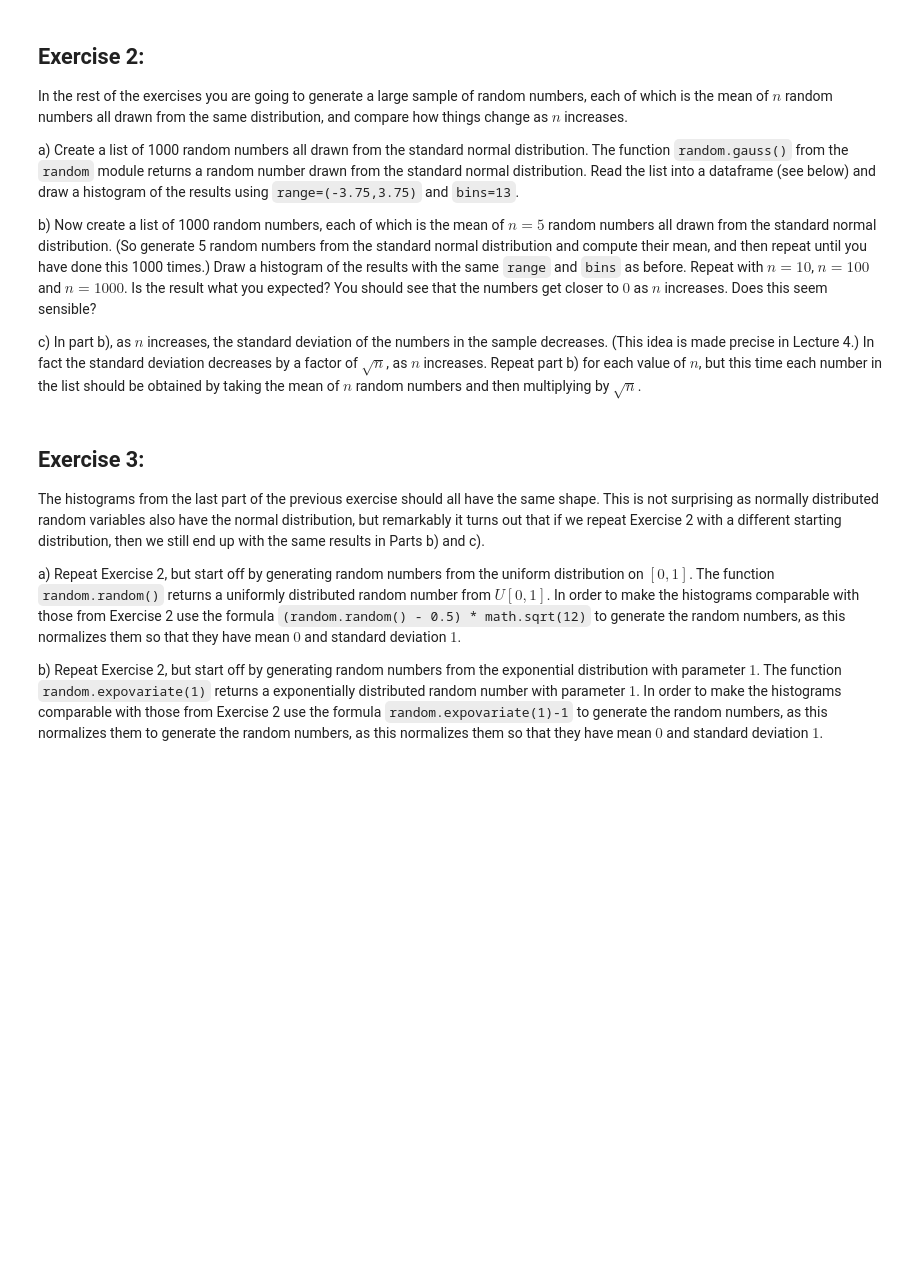
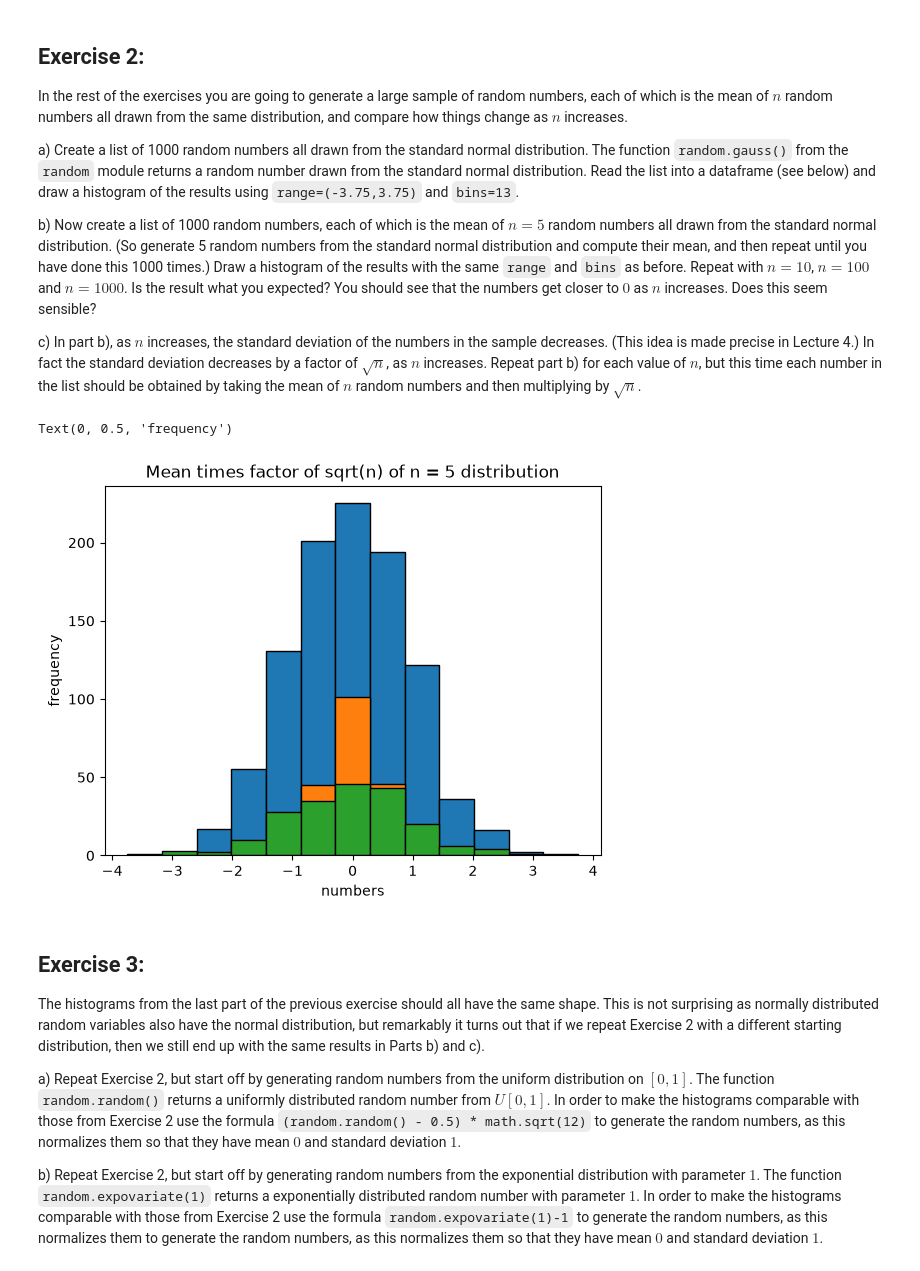
Before and after one commit to BahaDayya/linear-algebra-student-labs, a Jupyter notebook: lab06_displaying_data_and_CLT.ipynb, the cells around one changed output. Saved outputs shown, nothing was run; the diff lists cells and outputs as text; code cells hidden in the pictures; blank space fills up the shorter version.

Commit message:
wrote for lab 6, created seperate data and csv folders

```diff
--- a/lab06_displaying_data_and_CLT.ipynb
+++ b/lab06_displaying_data_and_CLT.ipynb
@@ -101,15 +133,81 @@ c) In part b), as $n$ increases, the standard deviation of the numbers in the sa
 # %%
 import pandas as pd
 import random
 import matplotlib.pyplot as plt
 import math
 
 # to read one or more lists of numbers into a dataframe called df use
 # rand_nos = pd.DataFrame({'sample-1': sample_1, 'sample-5': sample_5, 'sample-10': sample_10})
 # if sample_1, sample_5 and sample_10 are lists, then this will give you a dataframe with 3 columns corresponding to these lists and
 # headings 'sample-1', 'sample-5' and 'sample-10'
 
 # add your code here
+
+# a)
+
+
+thousand_list = [ random.gauss() for x in range(1000) ]
+d = { "Numbers":thousand_list }
+df = pd.DataFrame(data=d)
+ax = df["Numbers"].plot.hist(range=(-3.75,3.75), bins=13,edgecolor='black')
+plt.title("Normal Distribution")
+plt.xlabel("numbers")
+plt.ylabel("frequency")
+
+
+# b)
+
+
+thousand_list = []
+mean_list = []
+summer = 0
+
+for i in range(1, 1001):
+    rand = random.gauss()
+    thousand_list.append(rand)
+
+    if i % 5 == 0:
+        summer = 0
+        for j in range(i-5,i):
+            summer += thousand_list[j]
+        mean_list.append((summer)/5)
+
+d = { "Numbers":mean_list }
+df = pd.DataFrame(data=d)
+ax = df["Numbers"].plot.hist(range=(-3.75,3.75), bins=13,edgecolor='black')
+plt.title("Mean of n=5 distribution")
+plt.xlabel("numbers")
+plt.ylabel("frequency")
+
+
+# c)
+
+
+thousand_list = []
+mean_list = []
+summer = 0
+n = 5
+
+for i in range(1, 1001):
+    rand = random.gauss()
+    thousand_list.append(rand)
+
+    if i % 5 == 0:
+        summer = 0
+        for j in range(i-n,i):
+            summer += thousand_list[j]
+
+        mean_list.append(((summer)/n)*math.sqrt(n))
+
+d = { "Numbers":mean_list }
+df = pd.DataFrame(data=d)
+ax = df["Numbers"].plot.hist(range=(-3.75,3.75), bins=13,edgecolor='black')
+plt.title("Mean times factor of sqrt(n) of n = 5 distribution")
+plt.xlabel("numbers")
+plt.ylabel("frequency")
+# %% [output]
+Text(0, 0.5, 'frequency')
+[figure, added]
 # %% [markdown]
 ## Exercise 3:
 
```
Also changed, not shown: parts of 6 cells of this notebook, 5 other files.
